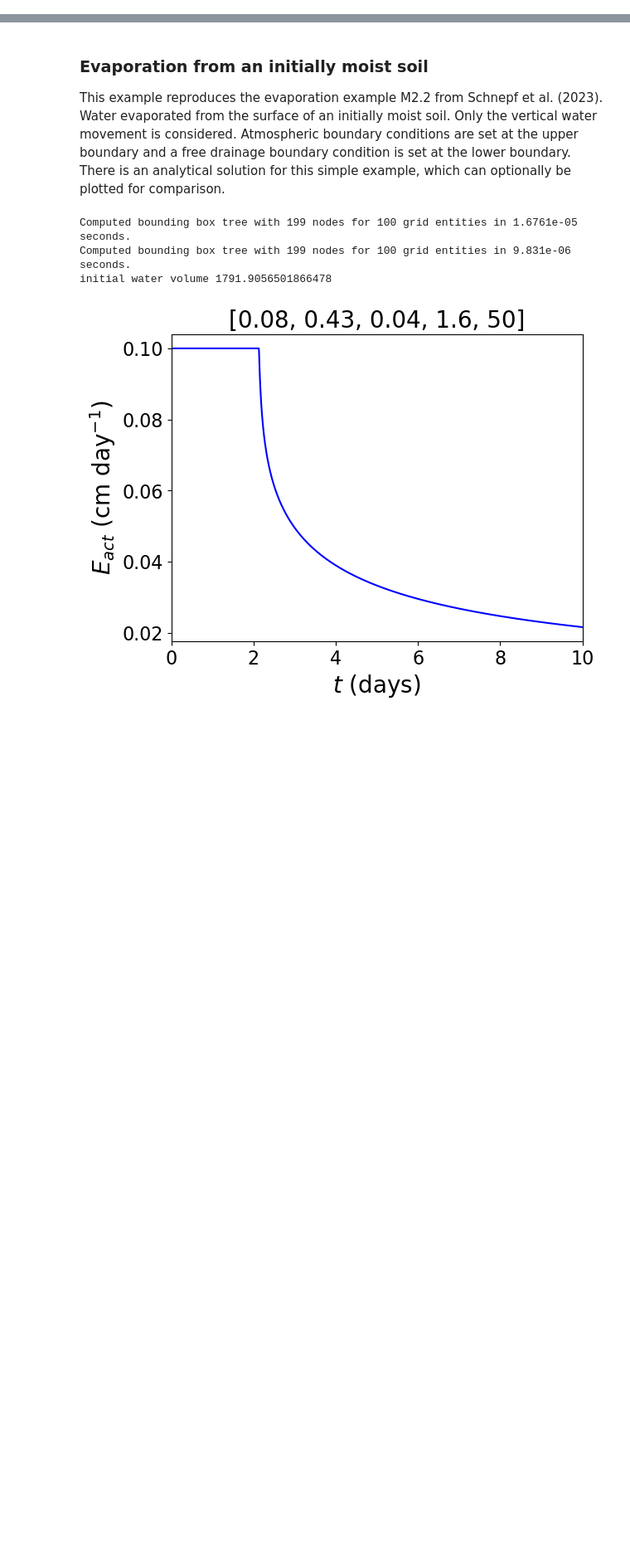
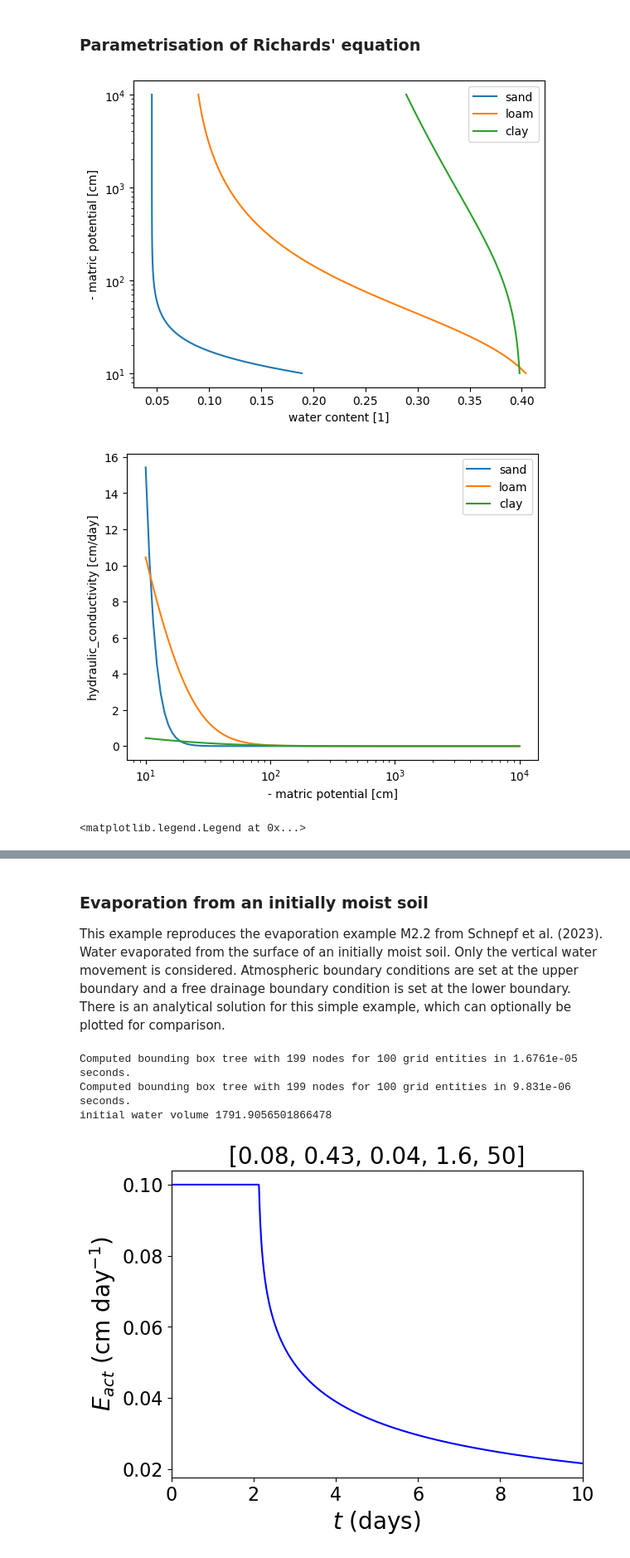
Before and after one commit to Plant-Root-Soil-Interactions-Modelling/CPlantBox, a Jupyter notebook: tutorial/jupyter/summer_school_2025/3_soil_hydraulics.ipynb, the cells around one changed output, grey strips where cells are left out. Shown at 83% size. Cells and saved outputs as stored; diff of their text form; code cells hidden in the pictures; blank space fills up the shorter version.

```diff
--- a/tutorial/jupyter/summer_school_2025/3_soil_hydraulics.ipynb
+++ b/tutorial/jupyter/summer_school_2025/3_soil_hydraulics.ipynb
@@ -28,0 +69,28 @@ from richards_flat import RichardsFlatWrapper  # Python part of cylindrcial
+# %% [markdown]
+### Parametrisation of Richards' equation
+# %%
+# Define van Genuchten parameters for sand, loam and clay
+# theta_r (-), theta_s (-), alpha (1/cm), n (-), Ks (cm d-1)
+sand =  vg.Parameters([0.045, 0.43, 0.15, 3, 1000])
+loam =  vg.Parameters([0.08, 0.43, 0.04, 1.6, 50])
+clay =  vg.Parameters([0.1, 0.4, 0.01, 1.1, 10])
+
+vg.plot_retention_curve(sand, label_ = "sand")
+vg.plot_retention_curve(loam, label_ = "loam")
+vg.plot_retention_curve(clay, label_ = "clay")
+plt.legend()
+plt.show()
+vg.plot_hydraulic_conductivity(sand, label_ = "sand")
+vg.plot_hydraulic_conductivity(loam, label_ = "loam")
+vg.plot_hydraulic_conductivity(clay, label_ = "clay")
+plt.legend()
+plt.show()
+# ability of soil to transmit water under a given matric potential
+vg.plot_matric_flux_potential(sand, label_ = "sand")
+vg.plot_matric_flux_potential(loam, label_ = "loam")
+vg.plot_matric_flux_potential(clay, label_ = "clay")
+plt.legend()
+# %% [output]
+[figure, added]
+[figure, added]
+<matplotlib.legend.Legend at 0x...>
```
Also changed, not shown: parts of 17 cells of this notebook, 2 other files.
